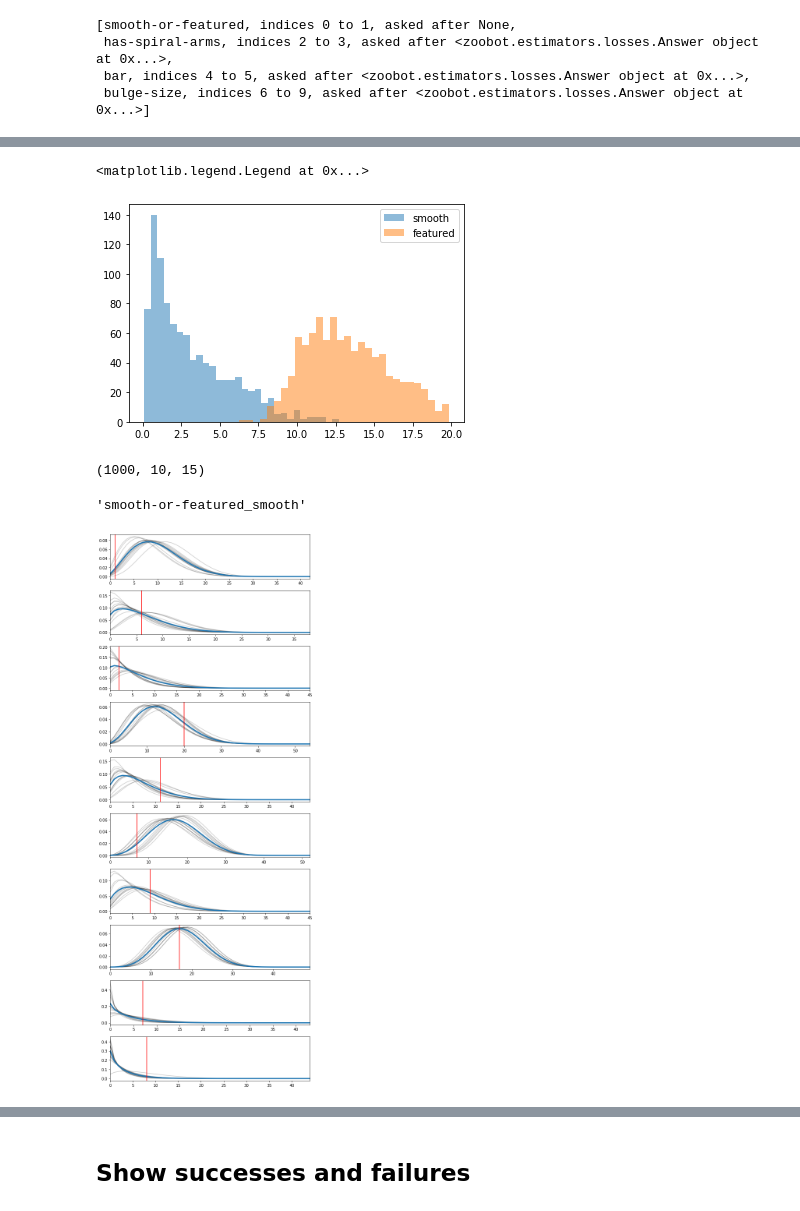
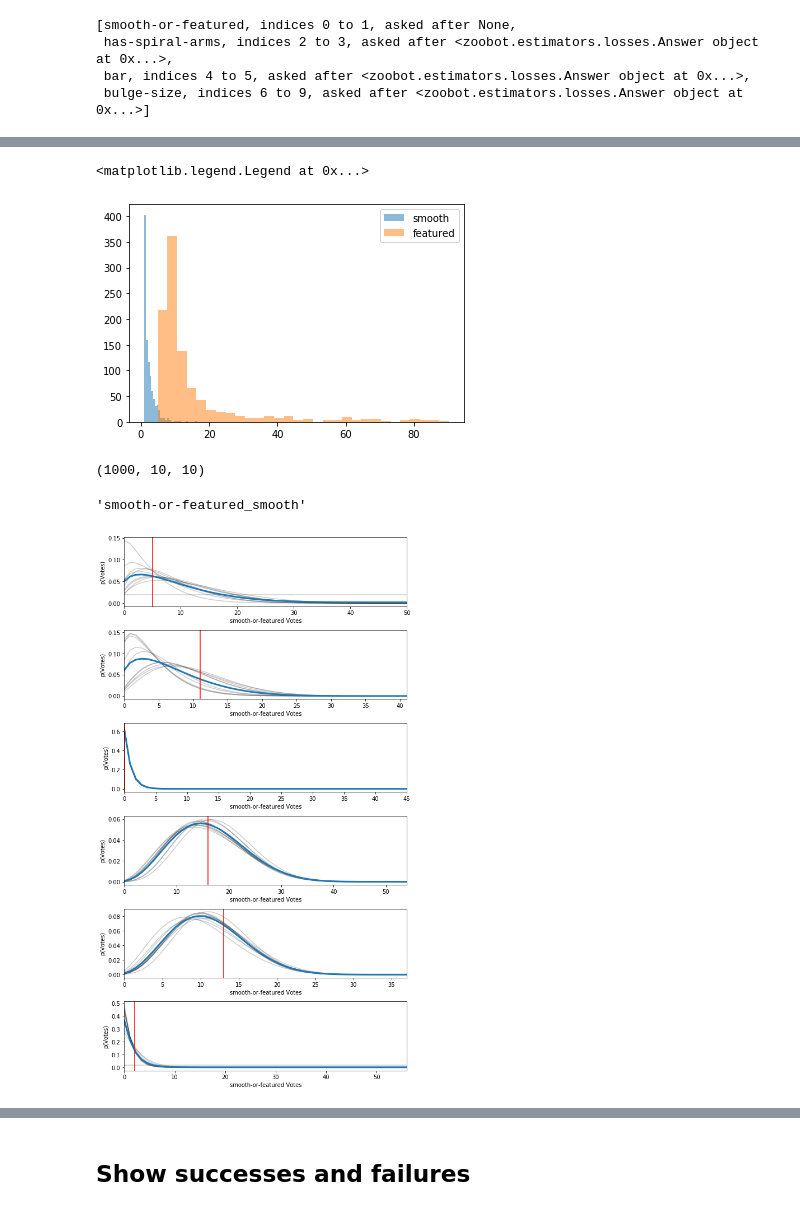
Before and after one commit to colinleach/zoobot, a Jupyter notebook: notebooks/multiq/errors_dirichlet.ipynb, the cells around one changed output, grey strips where cells are left out. Saved outputs shown, nothing was run; the diff lists cells and outputs as text; code cells hidden in the pictures.

```diff
--- a/notebooks/multiq/errors_dirichlet.ipynb
+++ b/notebooks/multiq/errors_dirichlet.ipynb
@@ -96,7 +96,7 @@ schema.questions
 # %%
 # df = pd.read_csv('temp/master_256_predictions_2500init.csv')
 # df = pd.read_csv('temp/smooth_or_featured_labelled_latest.csv')
-df = pd.read_csv('temp/dirichlet_concentrations_arc.csv')
+df = pd.read_csv('temp/dirichlet_concentrations_arc_al.csv')
 # %%
 df.head()
 # %% [output]
@@ -195,7 +247,7 @@ ax.hist(df['smooth-or-featured_featured-or-disk_concentration_mean'], bins=30, a
 plt.legend()
 # %% [output]
 <matplotlib.legend.Legend at 0x...>
-[figure, old version]
+[figure, new version]
 # %%
 
 
@@ -203,7 +255,7 @@ samples = np.array([df[a.text + '_concentration'] for a in schema.answers]).tran
 # dirichlet_prob_of_answers()
 print(samples.shape)
 # %% [output]
-(1000, 10, 15)
+(1000, 10, 10)
 # %%
 question = schema.get_question('smooth-or-featured')
 # question = schema.get_question('has-spiral-arms')
@@ -215,31 +267,33 @@ answer.text
 'smooth-or-featured_smooth'
 # %%
 
-fig, axes = plt.subplots(nrows=10, figsize=(8, 20))
-for n in range(10):
+fig, axes = plt.subplots(nrows=6, figsize=(8, 14))
+for n in range(6):
 
     ax = axes[n]
 
     galaxy = df.iloc[n]
     total_votes = float(galaxy[question.text+'_total-votes'])
 
     votes = np.linspace(0., total_votes)
     x = np.stack([votes, total_votes-votes], axis=-1)  # also need the counts for other answer, no
     votes_this_answer = x[:, answer.index - question.start_index]
 
     all_log_probs = []
-    for d in range(15):
+    for d in range(10):
         concentrations = tf.constant(samples[n, question.start_index:question.end_index+1, d].astype(np.float32))
         log_probs = tfp.distributions.DirichletMultinomial(total_votes, concentrations).prob(x)
         all_log_probs.append(log_probs)
         ax.plot(votes_this_answer, log_probs, alpha=.2, color='k')
     all_log_probs = np.array(all_log_probs).mean(axis=0)
     ax.plot(votes_this_answer, all_log_probs, linewidth=3.)
-    ax.axvline(df[answer.text].iloc[n], color='r')
+    ax.axvline(df[answer.text].iloc[n]+0.03, color='r')
     ax.set_xlim(0., total_votes)
+    ax.set_xlabel(question.text + ' Votes')
+    ax.set_ylabel('p(Votes)')
 fig.tight_layout()
 # %% [output]
-[figure, old version]
+[figure, new version]
 # %%
 # question = schema.get_question('bar')
 question = schema.get_question('bulge-size')
```
Also changed, not shown: parts of 15 cells of this notebook, 16 other files.
